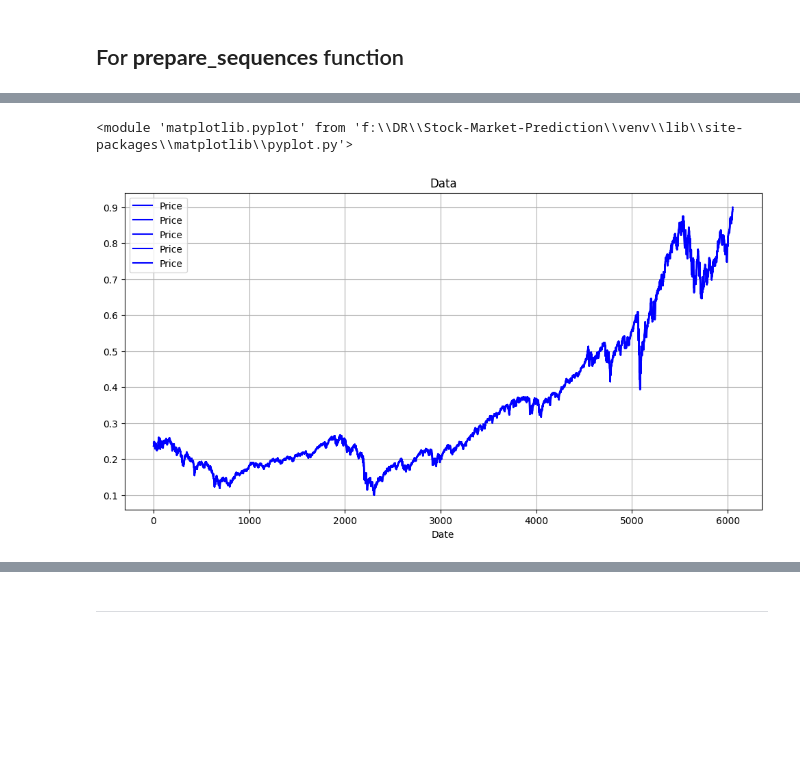
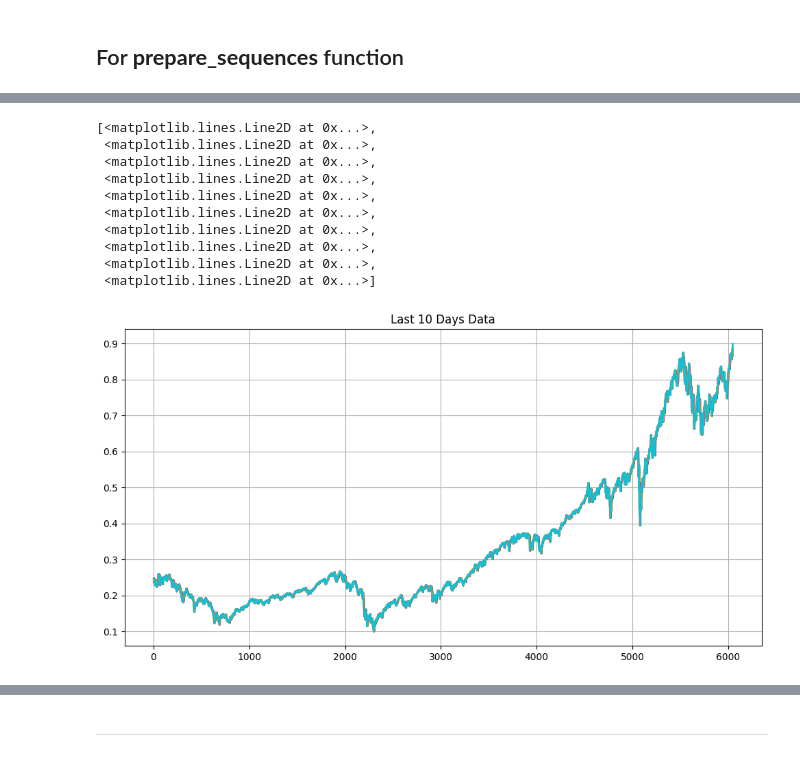
Before and after one commit to BoykoPetevBoev/Stock-Market-Prediction, a Jupyter notebook: src/models/lstm/lstm_normalize.ipynb, the cells around one changed output, grey strips where cells are left out. Drawn from its saved outputs; the diff is of its cells as text; code cells hidden in the pictures; blank space fills up the shorter version.

Commit message:
DR: Update lstm data normalization

```diff
--- a/src/models/lstm/lstm_normalize.ipynb
+++ b/src/models/lstm/lstm_normalize.ipynb
@@ -94,8 +102,19 @@ array([[0.24652866, 0.2360286 , 0.23653478, 0.23678692, 0.24394127],
 # %%
-plot_chart_line(x, label='Price', title='Data')
+# plot_chart_line(x, label='Price', title='Data')
+plt = config_chart('Last 10 Days Data')
+plt.plot(x)
 # %% [output]
-<module 'matplotlib.pyplot' from 'f:\\DR\\Stock-Market-Prediction\\venv\\lib\\site-packages\\matplotlib\\pyplot.py'>
+[<matplotlib.lines.Line2D at 0x...>,
+ <matplotlib.lines.Line2D at 0x...>,
+ <matplotlib.lines.Line2D at 0x...>,
+ <matplotlib.lines.Line2D at 0x...>,
+ <matplotlib.lines.Line2D at 0x...>,
+ <matplotlib.lines.Line2D at 0x...>,
+ <matplotlib.lines.Line2D at 0x...>,
+ <matplotlib.lines.Line2D at 0x...>,
+ <matplotlib.lines.Line2D at 0x...>,
+ <matplotlib.lines.Line2D at 0x...>]
-[figure, old version]
+[figure, new version]
 # %%
 y[0]
 # %% [output]
```
Also changed, not shown: parts of 34 cells of this notebook, 1 other file.
